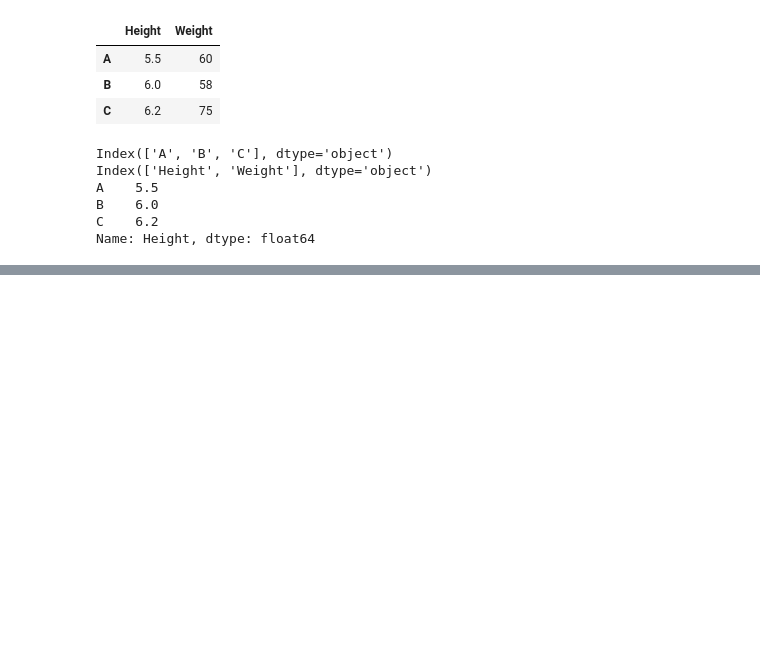
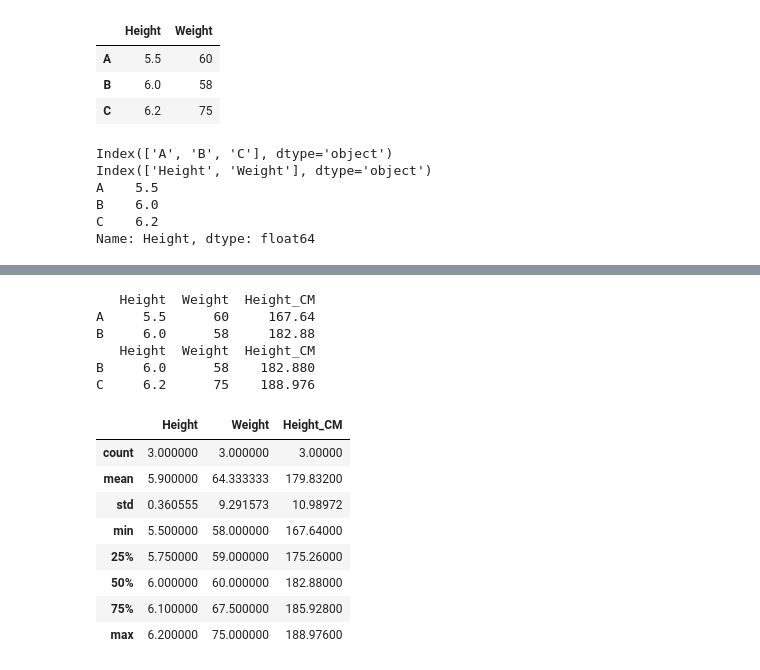
Before and after one commit to sks95/python_basics, a Jupyter notebook: pandas_pep.ipynb, the cells around one changed output, grey strips where cells are left out. Cells and saved outputs as stored; diff of their text form; code cells hidden in the pictures; blank space fills up the shorter version.

```diff
--- a/pandas_pep.ipynb
+++ b/pandas_pep.ipynb
@@ -143,0 +215,6 @@ Name: Height, dtype: float64
+# %%
+df = pd.DataFrame({
+    'Height': height,
+    'Weight': weight
+})
+df
@@ -143,0 +239,23 @@ Name: Height, dtype: float64
+# %%
+# gives top 2 elements
+print(df.head(2))
+print(df.tail(2))
+# %% [output]
+   Height  Weight  Height_CM
+A     5.5      60     167.64
+B     6.0      58     182.88
+   Height  Weight  Height_CM
+B     6.0      58    182.880
+C     6.2      75    188.976
+# %%
+df.describe()
+# %% [output]
+|  | Height | Weight | Height_CM |
+| count | 3.000000 | 3.000000 | 3.00000 |
+| mean | 5.900000 | 64.333333 | 179.83200 |
+| std | 0.360555 | 9.291573 | 10.98972 |
+| min | 5.500000 | 58.000000 | 167.64000 |
+| 25% | 5.750000 | 59.000000 | 175.26000 |
+| 50% | 6.000000 | 60.000000 | 182.88000 |
+| 75% | 6.100000 | 67.500000 | 185.92800 |
+| max | 6.200000 | 75.000000 | 188.97600 |
```
Also changed, not shown: parts of 12 cells of this notebook.
